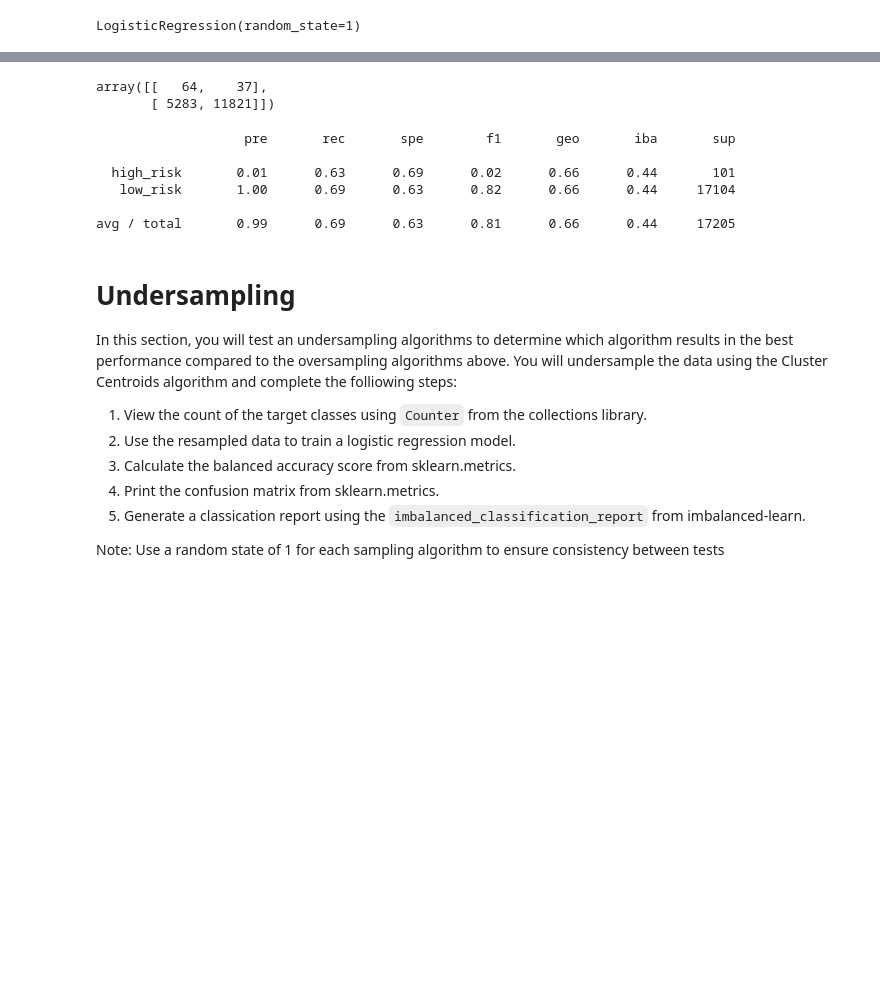
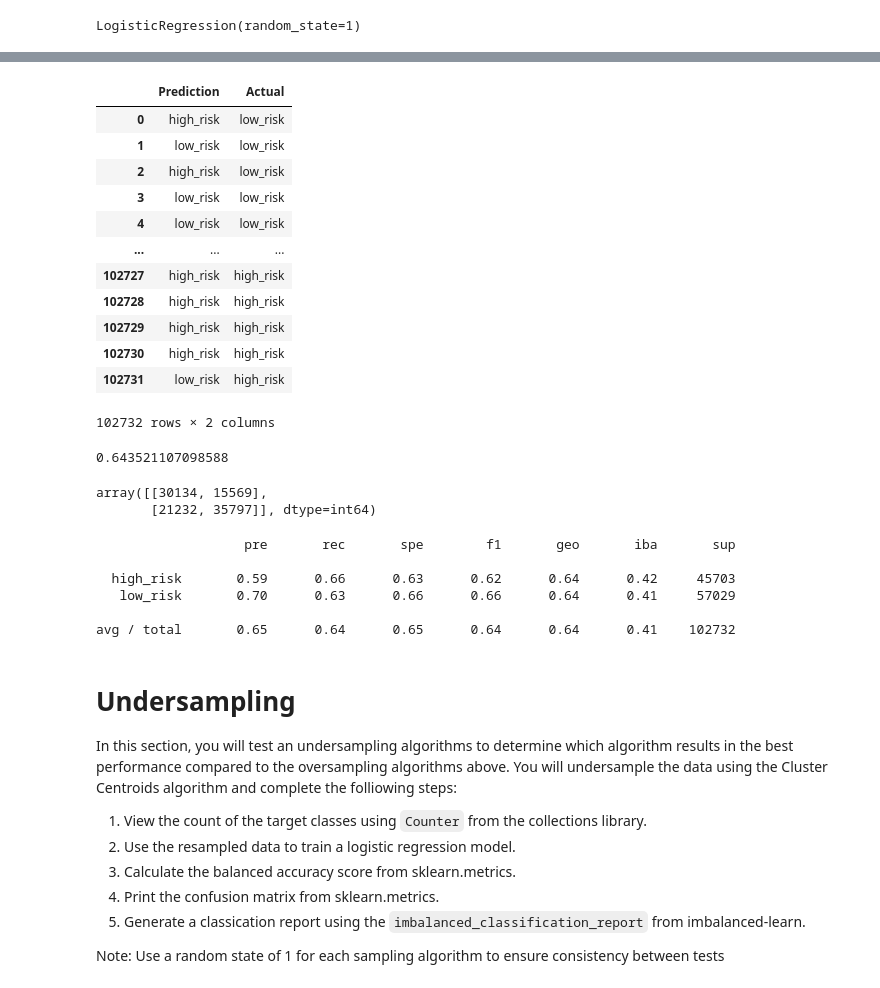
Before and after one commit to brandoncruzGU/Credit_Risk_Analysis, a Jupyter notebook: credit_risk_resampling.ipynb, the cells around one changed output, grey strips where cells are left out. Saved outputs shown, nothing was run; the diff lists cells and outputs as text; code cells hidden in the pictures; blank space fills up the shorter version.

```diff
--- a/credit_risk_resampling.ipynb
+++ b/credit_risk_resampling.ipynb
@@ -181,0 +237,5 @@ Counter({'loan_status': 1})
+# %%
+# Resample the training data with SMOTE
+from imblearn.over_sampling import SMOTE
+X_SMOTE, y_SMOTE = SMOTE(random_state=1, sampling_strategy="auto").fit_resample(X_train, y_train)
+Counter(['loan_status'])
@@ -182,5 +244,5 @@ Counter({'loan_status': 1})
 # %%
 # Train the Logistic Regression model using the resampled data
-# YOUR CODE HERE
+classifier.fit(X_SMOTE, y_SMOTE)
 # %% [output]
 LogisticRegression(random_state=1)
@@ -192,19 +249,42 @@ LogisticRegression(random_state=1)
+# %%
+# Calculated the balanced accuracy score
+y_SMOTE_predictions = classifier.predict(X_SMOTE)
+SMOTE_predictions = pd.DataFrame({"Prediction":y_SMOTE_predictions, "Actual":y_SMOTE})
+SMOTE_predictions
+# %% [output]
+|  | Prediction | Actual |
+| 0 | high_risk | low_risk |
+| 1 | low_risk | low_risk |
+| 2 | high_risk | low_risk |
+| 3 | low_risk | low_risk |
+| 4 | low_risk | low_risk |
+| ... | ... | ... |
+| 102727 | high_risk | high_risk |
+| 102728 | high_risk | high_risk |
+| 102729 | high_risk | high_risk |
+| 102730 | high_risk | high_risk |
+| 102731 | low_risk | high_risk |
+102732 rows × 2 columns
+# %%
+balanced_accuracy_score(y_SMOTE_predictions, y_SMOTE)
+# %% [output]
+0.643521107098588
 # %%
 # Display the confusion matrix
-# YOUR CODE HERE
+confusion_matrix(y_SMOTE_predictions, y_SMOTE)
 # %% [output]
-array([[   64,    37],
-       [ 5283, 11821]])
+array([[30134, 15569],
+       [21232, 35797]], dtype=int64)
 # %%
 # Print the imbalanced classification report
-# YOUR CODE HERE
+print(classification_report_imbalanced(y_SMOTE_predictions, y_SMOTE))
 # %% [output]
                    pre       rec       spe        f1       geo       iba       sup
 
-  high_risk       0.01      0.63      0.69      0.02      0.66      0.44       101
-   low_risk       1.00      0.69      0.63      0.82      0.66      0.44     17104
+  high_risk       0.59      0.66      0.63      0.62      0.64      0.42     45703
+   low_risk       0.70      0.63      0.66      0.66      0.64      0.41     57029
 
-avg / total       0.99      0.69      0.63      0.81      0.66      0.44     17205
+avg / total       0.65      0.64      0.65      0.64      0.64      0.41    102732
 # %% [markdown]
 # Undersampling
 
```
Also changed, not shown: parts of 28 cells of this notebook.
